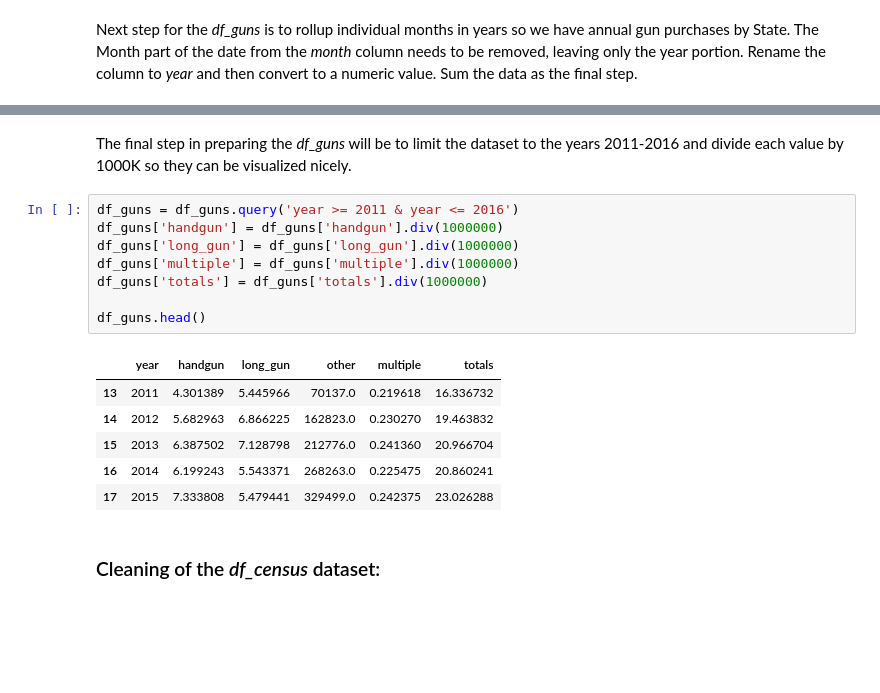
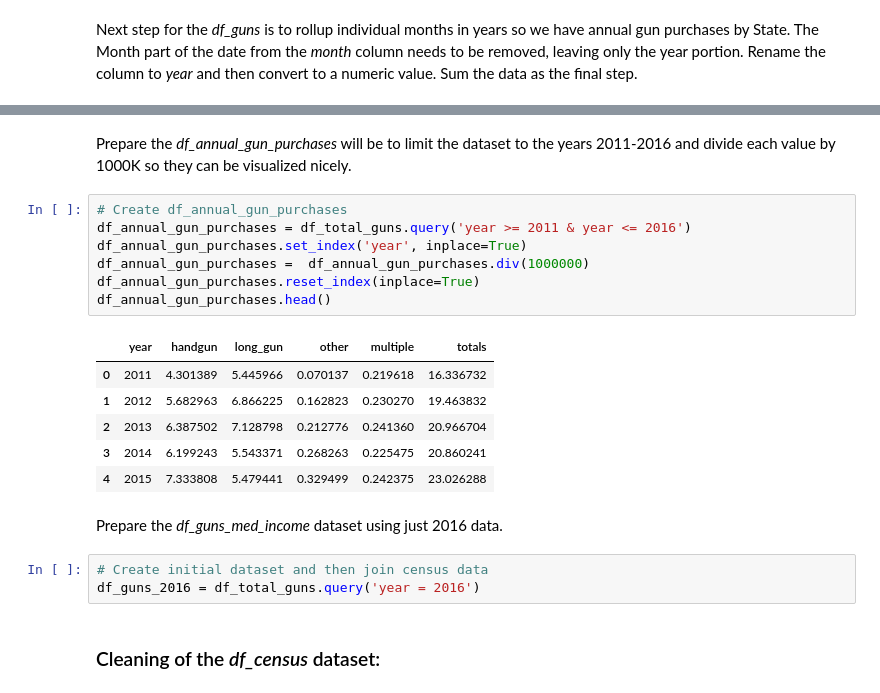
Before and after one commit to GaryLBentley/investigate_dataset, a Jupyter notebook: investigate-a-dataset.ipynb, the cells around one changed output, grey strips where cells are left out. Cells and saved outputs as stored; diff of their text form; blank space fills up the shorter version.

```diff
--- a/investigate-a-dataset.ipynb
+++ b/investigate-a-dataset.ipynb
@@ -227,22 +230,26 @@ df_guns.head()
 | 3 | 2001 | 2167213.0 | 4943375.0 | 0.0 | 97132 | 8820045 |
 | 4 | 2002 | 1845112.0 | 4409311.0 | 0.0 | 93069 | 8367069 |
 # %% [markdown]
-The final step in preparing the *df_guns* will be to limit the dataset to the years 2011-2016 and divide each value by 1000K so they can be visualized nicely.
+Prepare the *df_annual_gun_purchases* will be to limit the dataset to the years 2011-2016 and divide each value by 1000K so they can be visualized nicely.
-# %%
-df_guns = df_guns.query('year >= 2011 & year <= 2016')
-df_guns['handgun'] = df_guns['handgun'].div(1000000)
-df_guns['long_gun'] = df_guns['long_gun'].div(1000000)
-df_guns['multiple'] = df_guns['multiple'].div(1000000)
-df_guns['totals'] = df_guns['totals'].div(1000000)
-
-df_guns.head()
-# %% [output]
-|  | year | handgun | long_gun | other | multiple | totals |
-| 13 | 2011 | 4.301389 | 5.445966 | 70137.0 | 0.219618 | 16.336732 |
-| 14 | 2012 | 5.682963 | 6.866225 | 162823.0 | 0.230270 | 19.463832 |
-| 15 | 2013 | 6.387502 | 7.128798 | 212776.0 | 0.241360 | 20.966704 |
-| 16 | 2014 | 6.199243 | 5.543371 | 268263.0 | 0.225475 | 20.860241 |
-| 17 | 2015 | 7.333808 | 5.479441 | 329499.0 | 0.242375 | 23.026288 |
+# %%
+# Create df_annual_gun_purchases
+df_annual_gun_purchases = df_total_guns.query('year >= 2011 & year <= 2016')
+df_annual_gun_purchases.set_index('year', inplace=True)
+df_annual_gun_purchases =  df_annual_gun_purchases.div(1000000)
+df_annual_gun_purchases.reset_index(inplace=True)
+df_annual_gun_purchases.head()
+# %% [output]
+|  | year | handgun | long_gun | other | multiple | totals |
+| 0 | 2011 | 4.301389 | 5.445966 | 0.070137 | 0.219618 | 16.336732 |
+| 1 | 2012 | 5.682963 | 6.866225 | 0.162823 | 0.230270 | 19.463832 |
+| 2 | 2013 | 6.387502 | 7.128798 | 0.212776 | 0.241360 | 20.966704 |
+| 3 | 2014 | 6.199243 | 5.543371 | 0.268263 | 0.225475 | 20.860241 |
+| 4 | 2015 | 7.333808 | 5.479441 | 0.329499 | 0.242375 | 23.026288 |
+# %% [markdown]
+Prepare the *df_guns_med_income* dataset using just 2016 data.
+# %%
+# Create initial dataset and then join census data
+df_guns_2016 = df_total_guns.query('year = 2016')
 # %% [markdown]
 ### Cleaning of the *df_census* dataset:
 # %%
```
Also changed, not shown: parts of 7 cells of this notebook.
